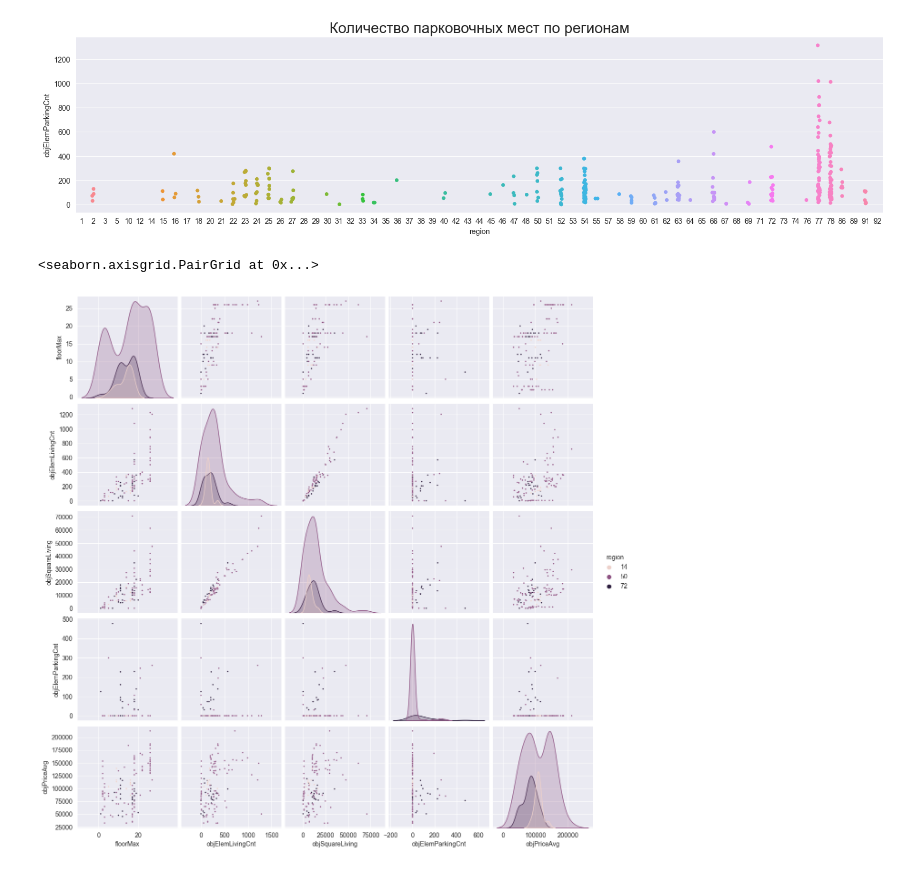
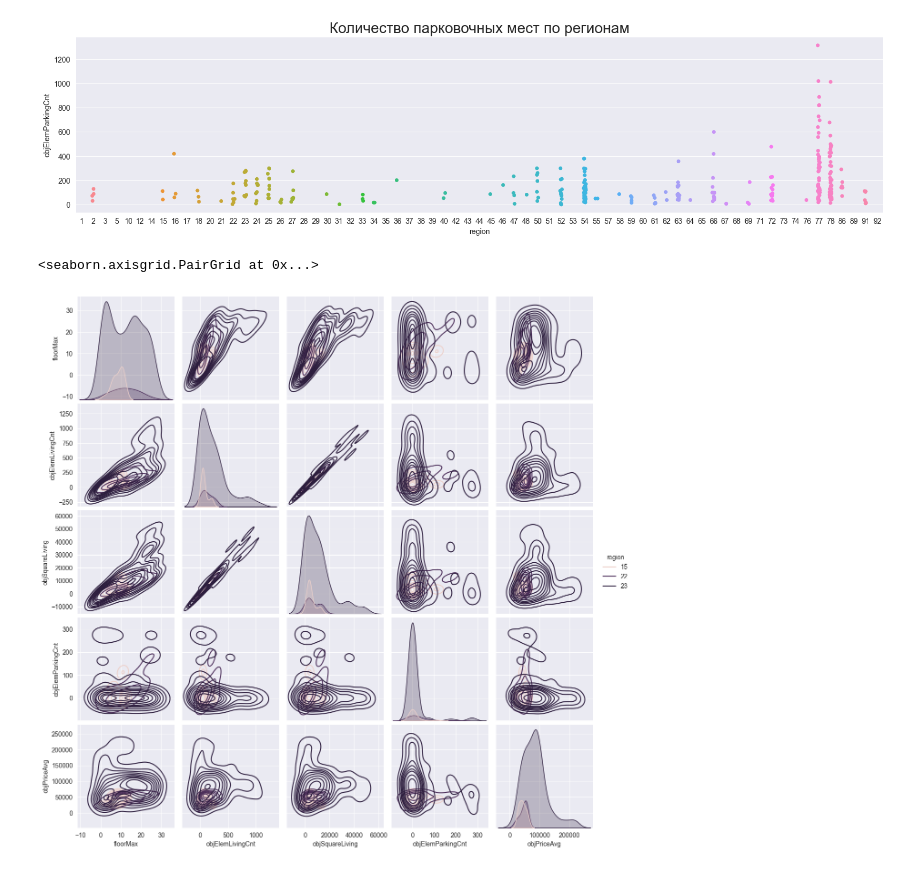
Before and after one commit to YoungBlackWitch/Become-a-data-scientist, a Jupyter notebook: Visyalization of houses.ipynb, the cells around one changed output. Drawn from its saved outputs; the diff is of its cells as text; code cells hidden in the pictures.

```diff
--- a/Visyalization of houses.ipynb
+++ b/Visyalization of houses.ipynb
@@ -118,16 +118,16 @@ statistic_region('objElemParkingCnt', data, 'Количество парково
 # %%
 region_set = list(set(data["region"]))
 
 selected_regions = list()
 
 for _ in range(3):
     region = choice(region_set)
     region_set.remove(region)
     selected_regions.append(region)
 
 df = data[data.region.isin(selected_regions)]
 
-sns.pairplot(df, hue="region", plot_kws={"s": 5})
+sns.pairplot(df, hue="region", plot_kws={"s": 5}, kind = 'kde')
 # %% [output]
 <seaborn.axisgrid.PairGrid at 0x...>
-[figure, old version]
+[figure, new version]
```
